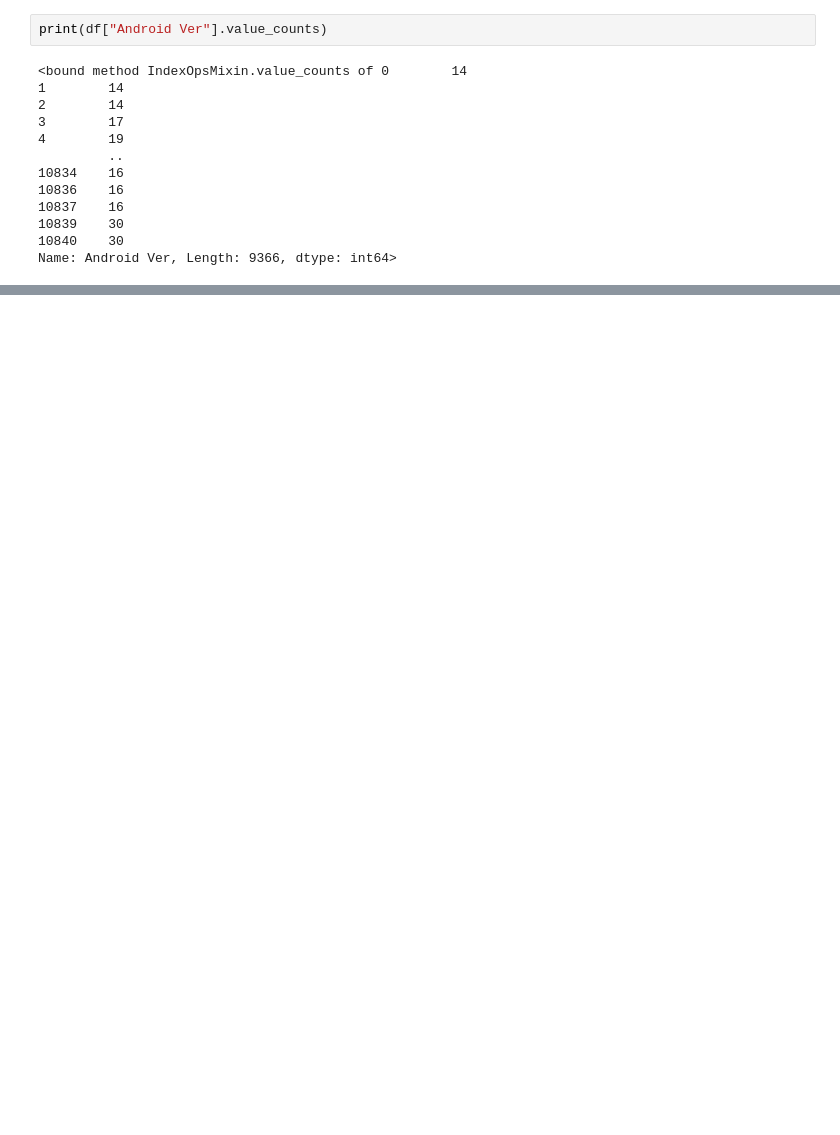
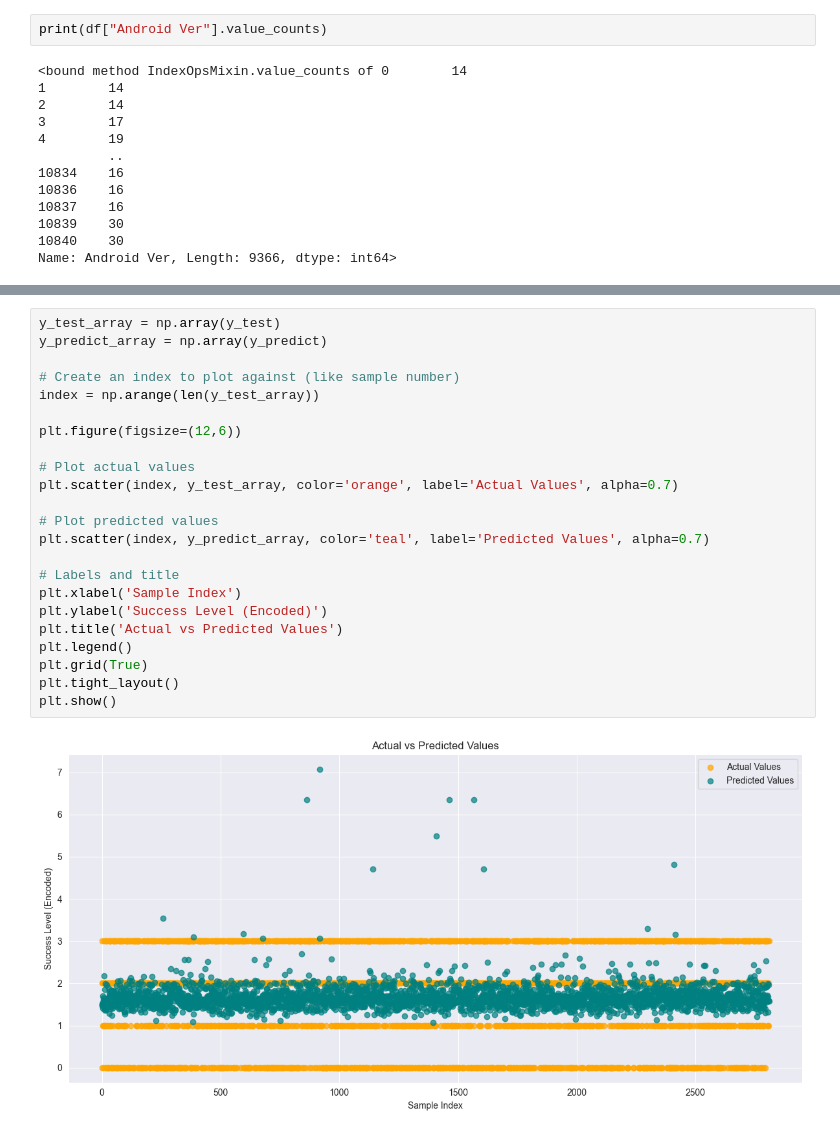
Before and after one commit to Aauia/MobileApp-Success-Project, a Jupyter notebook: appAnalyses/finalVersion.ipynb, the cells around one changed output, grey strips where cells are left out. Saved outputs shown, nothing was run; the diff lists cells and outputs as text; blank space fills up the shorter version.

```diff
--- a/appAnalyses/finalVersion.ipynb
+++ b/appAnalyses/finalVersion.ipynb
@@ -365,0 +457,25 @@ Name: Android Ver, Length: 9366, dtype: int64>
+# %%
+y_test_array = np.array(y_test)
+y_predict_array = np.array(y_predict)
+
+# Create an index to plot against (like sample number)
+index = np.arange(len(y_test_array))
+
+plt.figure(figsize=(12,6))
+
+# Plot actual values
+plt.scatter(index, y_test_array, color='orange', label='Actual Values', alpha=0.7)
+
+# Plot predicted values
+plt.scatter(index, y_predict_array, color='teal', label='Predicted Values', alpha=0.7)
+
+# Labels and title
+plt.xlabel('Sample Index')
+plt.ylabel('Success Level (Encoded)')
+plt.title('Actual vs Predicted Values')
+plt.legend()
+plt.grid(True)
+plt.tight_layout()
+plt.show()
+# %% [output]
+[figure, added]
```
Also changed, not shown: parts of 26 cells of this notebook.
